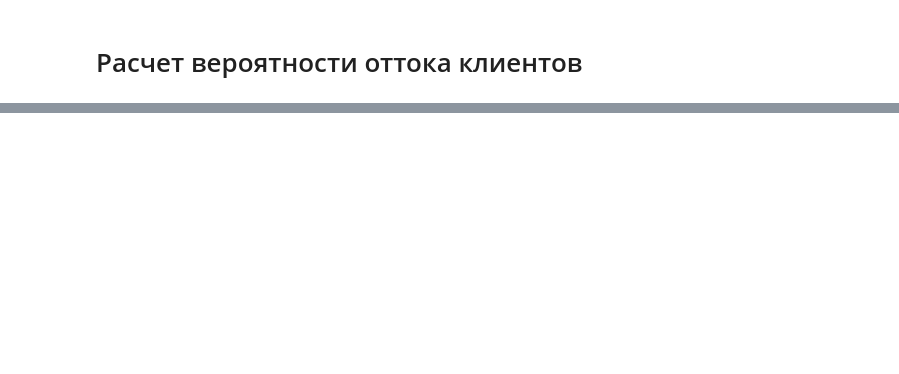
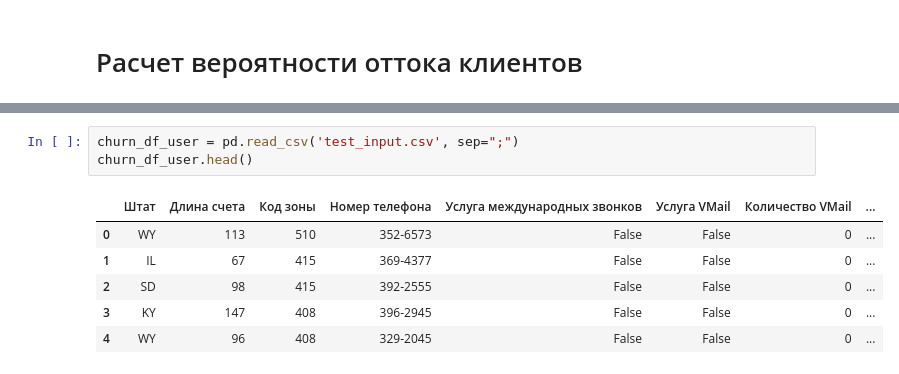
Before and after one commit to zalex7/ds, a Jupyter notebook: test-1.ipynb, the cells around one changed output, grey strips where cells are left out. Drawn from its saved outputs; the diff is of its cells as text; blank space fills up the shorter version.

```diff
--- a/test-1.ipynb
+++ b/test-1.ipynb
@@ -33,0 +228,10 @@ Sample data:
+# %%
+churn_df_user = pd.read_csv('test_input.csv', sep=";")
+churn_df_user.head()
+# %% [output]
+|  | Штат | Длина счета | Код зоны | Номер телефона | Услуга международных звонков | Услуга VMail | Количество VMail | ... |
+| 0 | WY | 113 | 510 | 352-6573 | False | False | 0 | ... |
+| 1 | IL | 67 | 415 | 369-4377 | False | False | 0 | ... |
+| 2 | SD | 98 | 415 | 392-2555 | False | False | 0 | ... |
+| 3 | KY | 147 | 408 | 396-2945 | False | False | 0 | ... |
+| 4 | WY | 96 | 408 | 329-2045 | False | False | 0 | ... |
```
Also changed, not shown: parts of 45 cells of this notebook, 3 other files.
